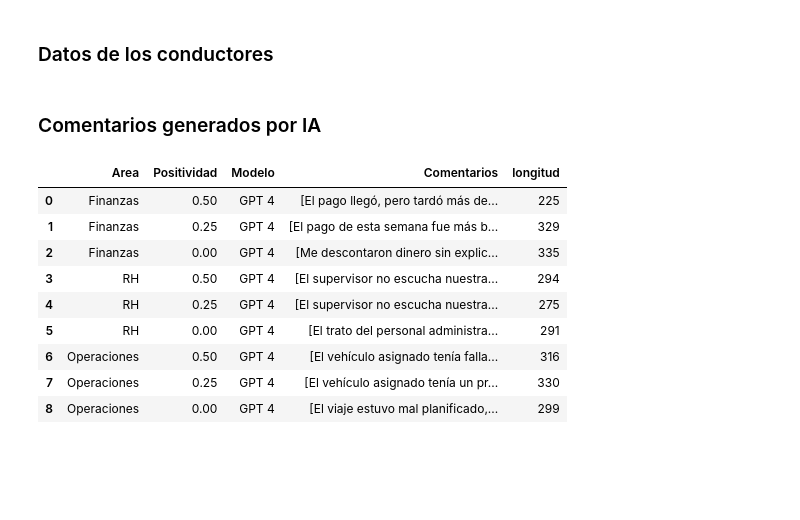
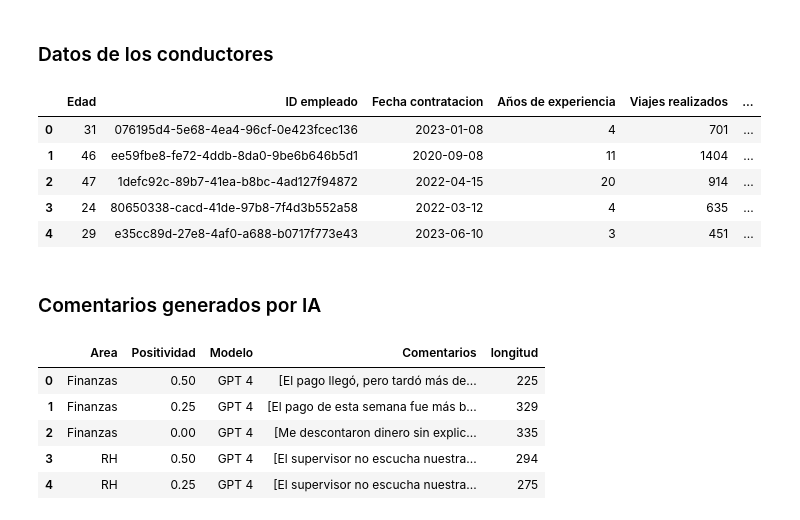
Before and after one commit to erick-mb/Traxion, a Jupyter notebook: Traxion.ipynb, the cells around one changed output. Saved outputs shown, nothing was run; the diff lists cells and outputs as text; code cells hidden in the pictures; blank space fills up the shorter version.

```diff
--- a/Traxion.ipynb
+++ b/Traxion.ipynb
@@ -101,3 +107,12 @@ df['Incidentes de peligro'] = (df['Viajes realizados']*np.random.beta(1, 3000, s
+# %%
+df.head()
+# %% [output]
+|  | Edad | ID empleado | Fecha contratacion | Años de experiencia | Viajes realizados | ... |
+| 0 | 31 | 076195d4-5e68-4ea4-96cf-0e423fcec136 | 2023-01-08 | 4 | 701 | ... |
+| 1 | 46 | ee59fbe8-fe72-4ddb-8da0-9be6b646b5d1 | 2020-09-08 | 11 | 1404 | ... |
+| 2 | 47 | 1defc92c-89b7-41ea-b8bc-4ad127f94872 | 2022-04-15 | 20 | 914 | ... |
+| 3 | 24 | 80650338-cacd-41de-97b8-7f4d3b552a58 | 2022-03-12 | 4 | 635 | ... |
+| 4 | 29 | e35cc89d-27e8-4af0-a688-b0717f773e43 | 2023-06-10 | 3 | 451 | ... |
 # %% [markdown]
 ### Comentarios generados por IA
 # %%
@@ -111,15 +126,11 @@ comentarios['Comentarios'] = comentarios['Comentarios'].apply(lambda x: eval(x))
 # Obtener la longitud de cada listas
 comentarios['longitud'] = comentarios['Comentarios'].apply(lambda x: len(x))
 # %%
-comentarios
+comentarios.head()
 # %% [output]
 |  | Area | Positividad | Modelo | Comentarios | longitud |
 | 0 | Finanzas | 0.50 | GPT 4 | [El pago llegó, pero tardó más de... | 225 |
 | 1 | Finanzas | 0.25 | GPT 4 | [El pago de esta semana fue más b... | 329 |
 | 2 | Finanzas | 0.00 | GPT 4 | [Me descontaron dinero sin explic... | 335 |
 | 3 | RH | 0.50 | GPT 4 | [El supervisor no escucha nuestra... | 294 |
 | 4 | RH | 0.25 | GPT 4 | [El supervisor no escucha nuestra... | 275 |
-| 5 | RH | 0.00 | GPT 4 | [El trato del personal administra... | 291 |
-| 6 | Operaciones | 0.50 | GPT 4 | [El vehículo asignado tenía falla... | 316 |
-| 7 | Operaciones | 0.25 | GPT 4 | [El vehículo asignado tenía un pr... | 330 |
-| 8 | Operaciones | 0.00 | GPT 4 | [El viaje estuvo mal planificado,... | 299 |
```
Also changed, not shown: parts of 38 cells of this notebook.
